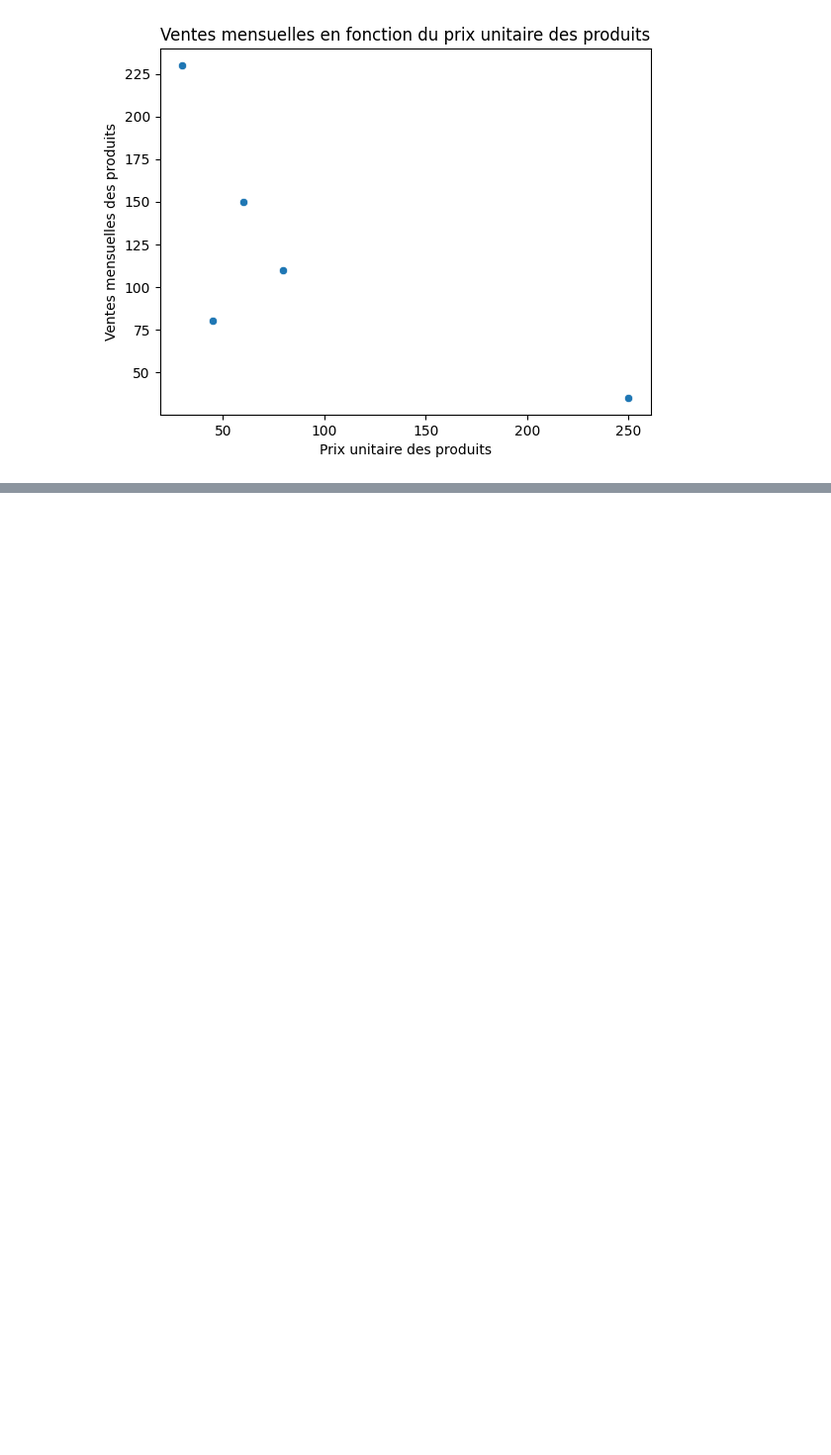
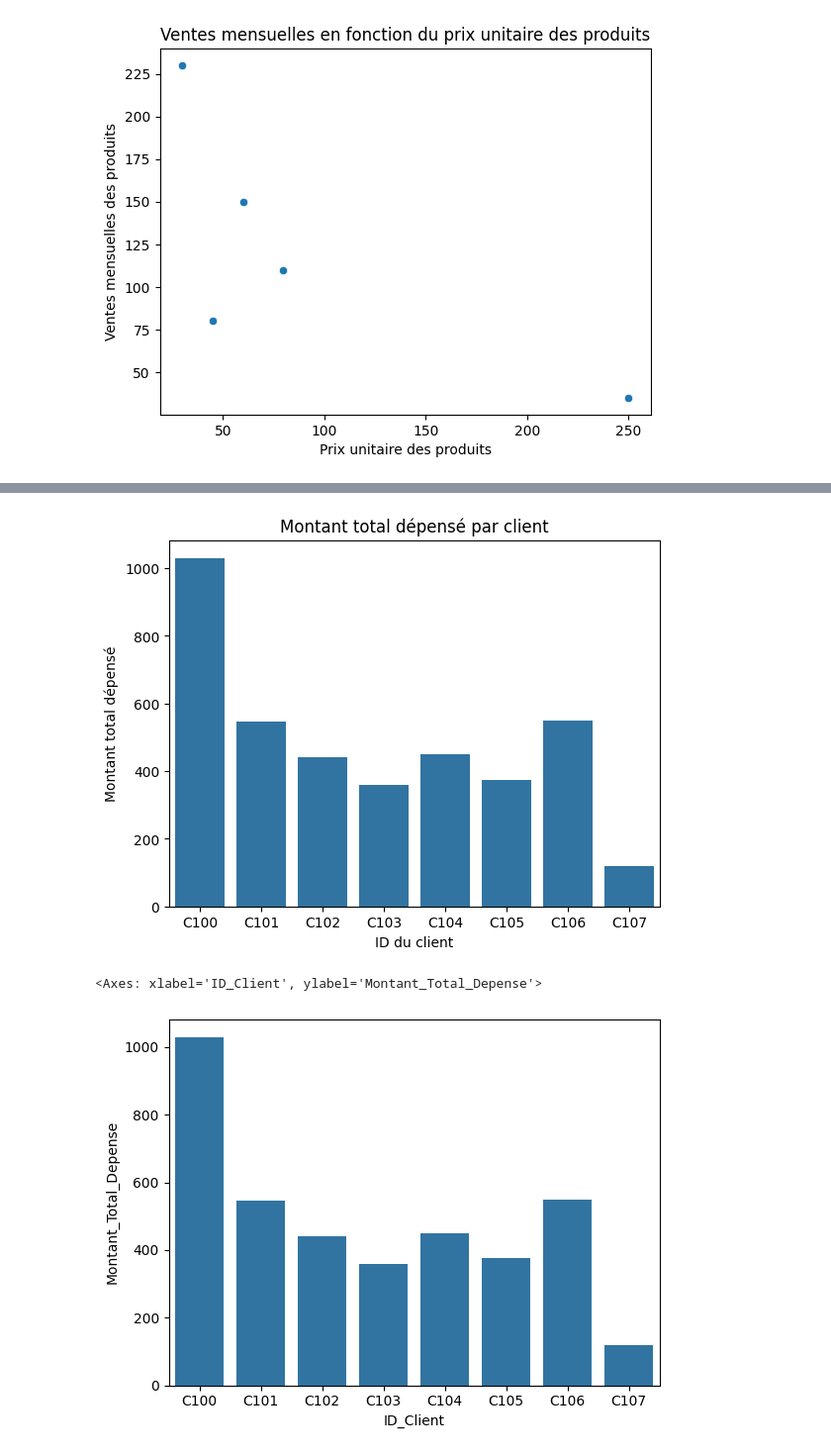
Before and after one commit to vicduch/apprentissageMLPython, a Jupyter notebook: Apprentissage_Python_ML.ipynb, the cells around one changed output, grey strips where cells are left out. Shown at 99% size. Saved outputs shown, nothing was run; the diff lists cells and outputs as text; code cells hidden in the pictures; blank space fills up the shorter version.

```diff
--- a/Apprentissage_Python_ML.ipynb
+++ b/Apprentissage_Python_ML.ipynb
@@ -664,0 +758,2 @@ plt.show()
+# %%
+df_ventes['Montant_Commande'] = df_ventes['Prix_Unitaire']*df_ventes['Quantite']
@@ -664,0 +770,5 @@ plt.show()
+# %%
+aggreg_client_dict = {'Montant_Commande':'sum','ID_Commande':'count'}
+df_client = df_ventes.groupby('ID_Client').agg(aggreg_client_dict)
+df_client = df_client.rename(columns={'Montant_Commande':'Montant_Total_Depense','ID_Commande':'Nombre_Commandes'})
+df_client.head(10)
@@ -664,0 +818,17 @@ plt.show()
+# %%
+import seaborn as sns
+import matplotlib.pyplot as plt
+
+sns.barplot(df_client, x = df_client.index, y = df_client['Montant_Total_Depense'])
+plt.xlabel('ID du client')
+plt.ylabel('Montant total dépensé')
+plt.title('Montant total dépensé par client')
+plt.show()
+
+# Correction : pas besoin de repasser df_client pour le y + ne pas oublier "data =":
+# ex:
+sns.barplot(data = df_client, x = df_client.index, y='Montant_Total_Depense')
+# %% [output]
+[figure, added]
+<Axes: xlabel='ID_Client', ylabel='Montant_Total_Depense'>
+[figure, added]
```
Also changed, not shown: parts of 19 cells of this notebook.
